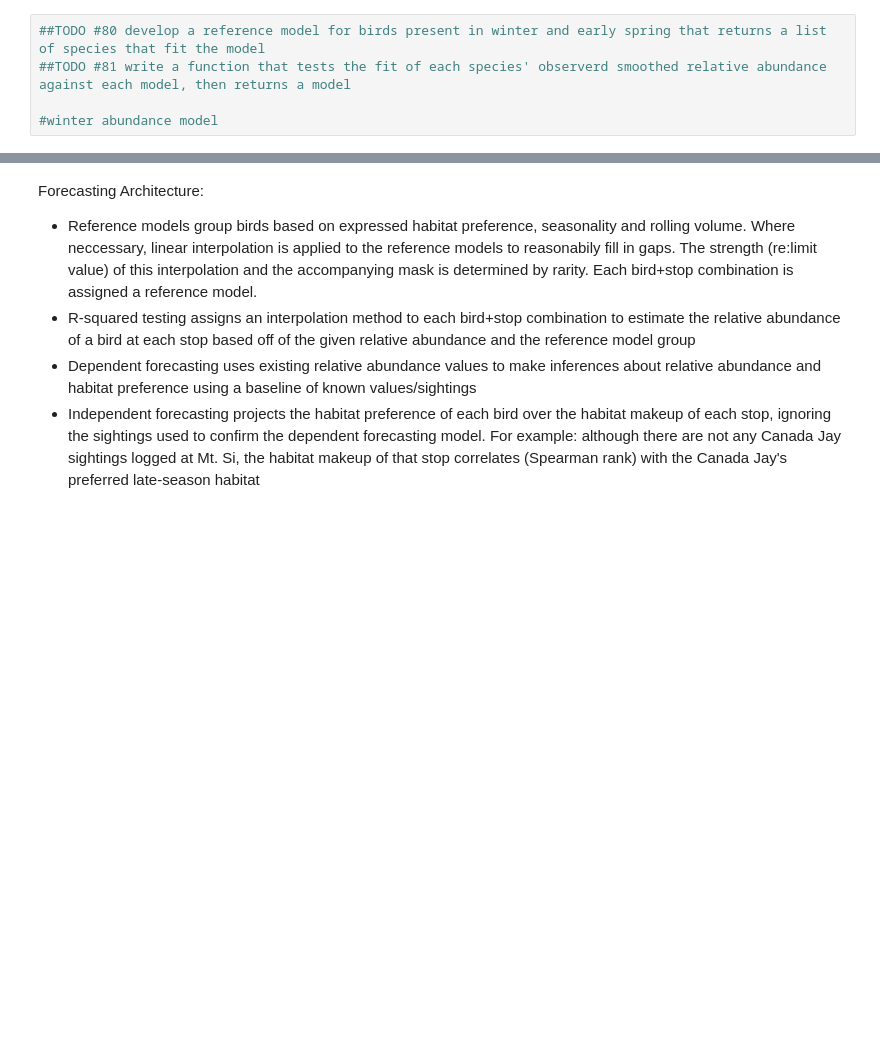
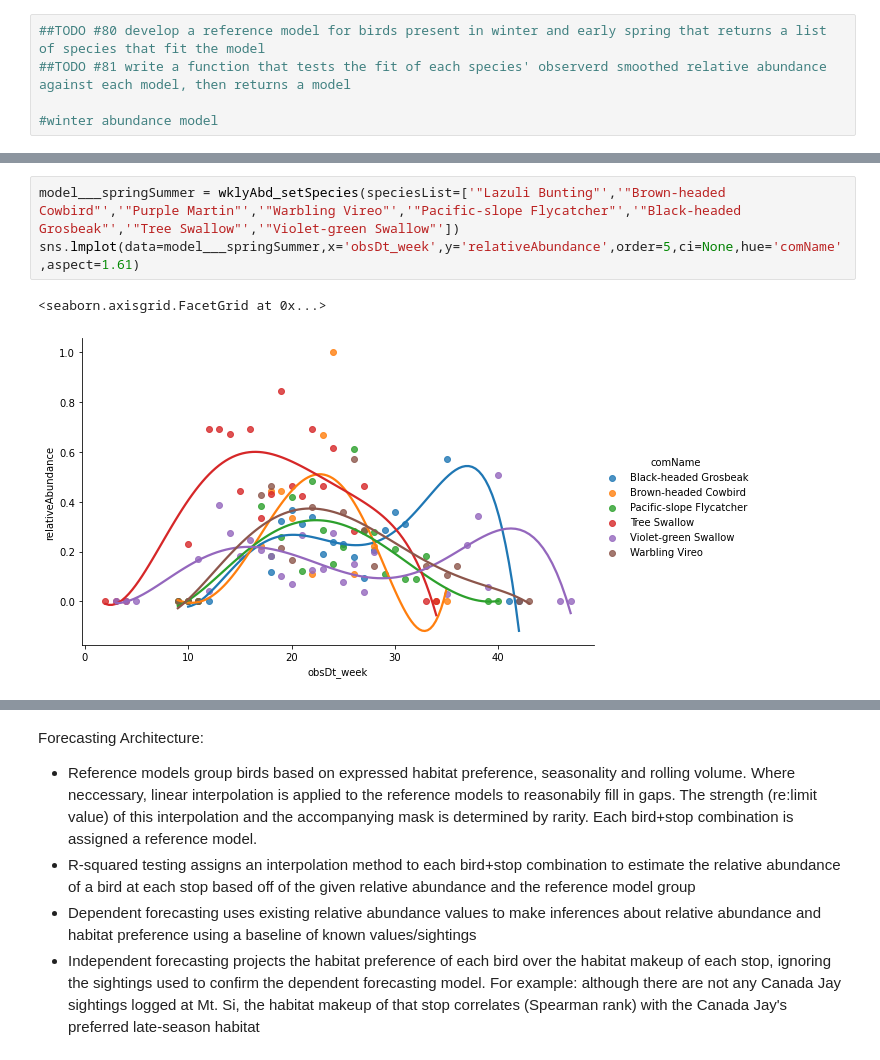
Before and after one commit to Tanag3r/trailheadDirect_birds, a Jupyter notebook: trailheadHabitat_analysis.ipynb, the cells around one changed output, grey strips where cells are left out. Drawn from its saved outputs; the diff is of its cells as text; blank space fills up the shorter version.

```diff
--- a/trailheadHabitat_analysis.ipynb
+++ b/trailheadHabitat_analysis.ipynb
@@ -130,0 +128,6 @@ sns.lmplot(data=model___springSummer,x='obsDt_week',y='relativeAbundance',order=
+# %%
+model___springSummer = wklyAbd_setSpecies(speciesList=['"Lazuli Bunting"','"Brown-headed Cowbird"','"Purple Martin"','"Warbling Vireo"','"Pacific-slope Flycatcher"','"Black-headed Grosbeak"','"Tree Swallow"','"Violet-green Swallow"'])
+sns.lmplot(data=model___springSummer,x='obsDt_week',y='relativeAbundance',order=5,ci=None,hue='comName',aspect=1.61)
+# %% [output]
+<seaborn.axisgrid.FacetGrid at 0x...>
+[figure, added]
```
Also changed, not shown: parts of 9 cells of this notebook.
